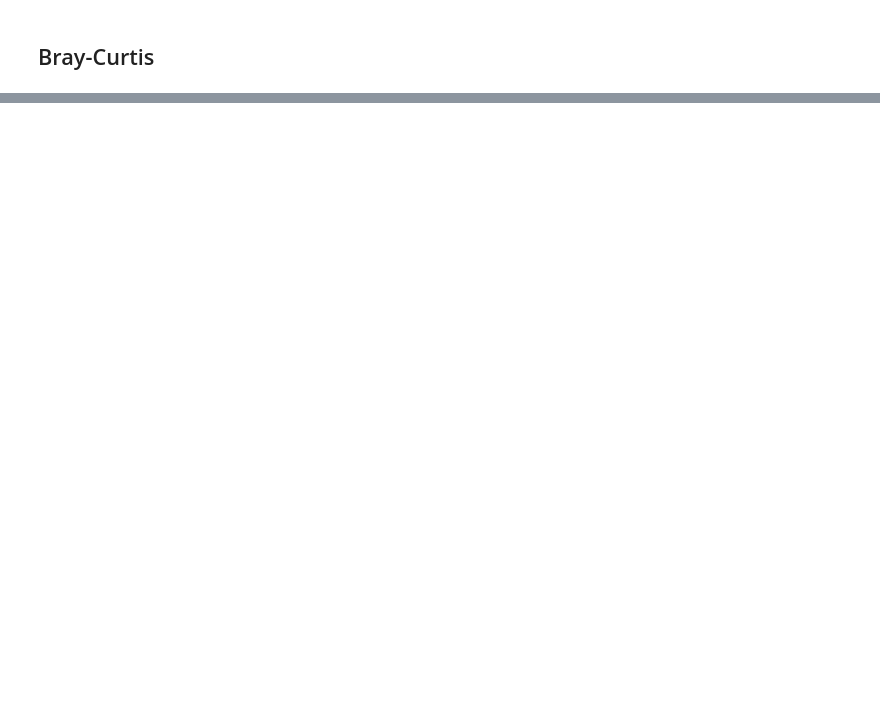
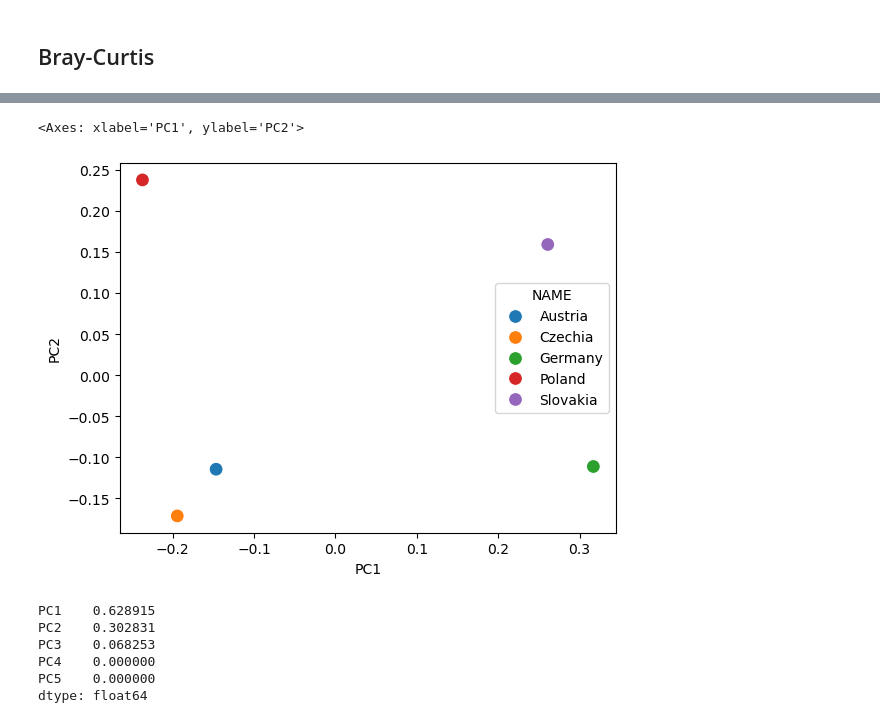
Before and after one commit to uscuni/boundaries_of_change, a Jupyter notebook: code/bray-curtis.ipynb, the cells around one changed output, grey strips where cells are left out. Saved outputs shown, nothing was run; the diff lists cells and outputs as text; code cells hidden in the pictures; blank space fills up the shorter version.

```diff
--- a/code/bray-curtis.ipynb
+++ b/code/bray-curtis.ipynb
@@ -204,0 +205,4 @@ sns.heatmap(bray_curtis_matrix, annot=True)
+# %%
+pcoa_res = pcoa(DistanceMatrix(bray_curtis_matrix, ids=cnt_table_norm.columns))
+# %%
+pcoa_res_df = pd.DataFrame(pcoa_res.samples.iloc[:, :2], index=cnt_table_norm.columns)
@@ -204,0 +219,14 @@ sns.heatmap(bray_curtis_matrix, annot=True)
+# %%
+sns.scatterplot(x="PC1", y="PC2", hue=pcoa_res_df.index, data=pcoa_res_df, s=100)
+# %% [output]
+<Axes: xlabel='PC1', ylabel='PC2'>
+[figure, added]
+# %%
+pcoa_res.proportion_explained
+# %% [output]
+PC1    0.628915
+PC2    0.302831
+PC3    0.068253
+PC4    0.000000
+PC5    0.000000
+dtype: float64
```
Also changed, not shown: parts of 12 cells of this notebook.
